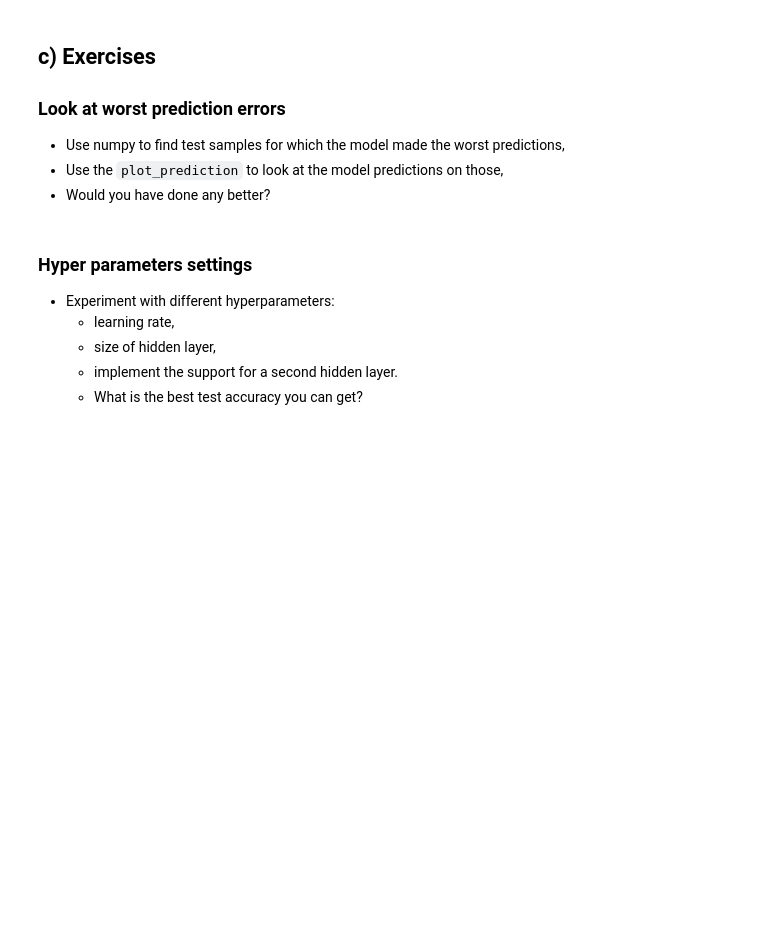
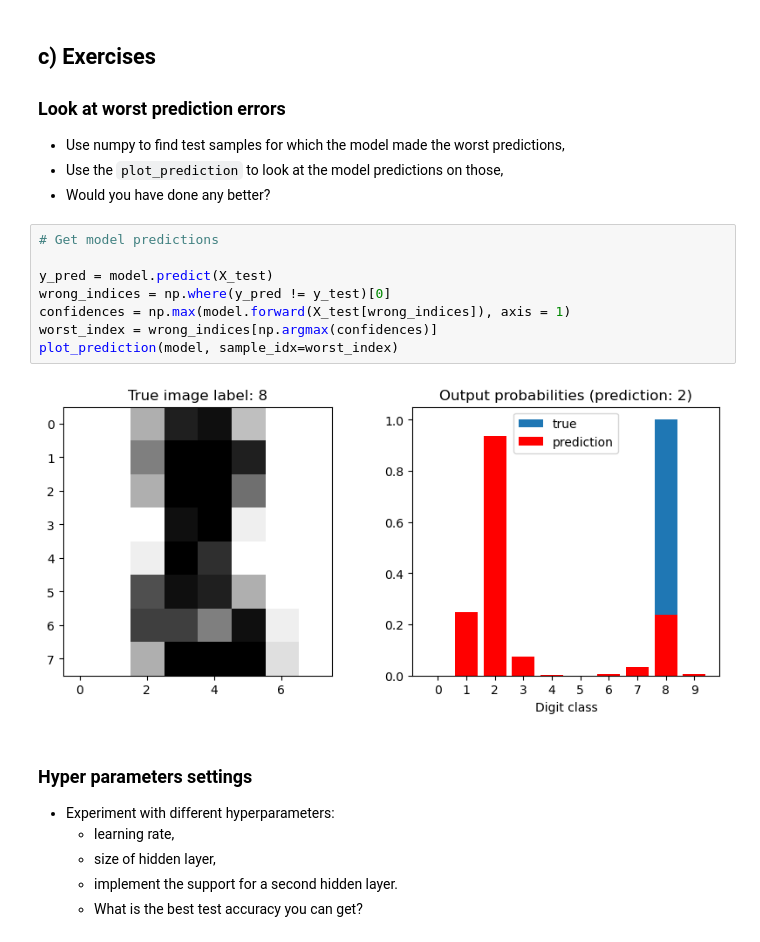
Before and after one commit to s-gunde/deep_learning, a Jupyter notebook: 01_materials/labs/lab_2.ipynb, the cells around one changed output. Cells and saved outputs as stored; diff of their text form; blank space fills up the shorter version.

```diff
--- a/01_materials/labs/lab_2.ipynb
+++ b/01_materials/labs/lab_2.ipynb
@@ -500,6 +500,16 @@ plot_prediction(model, sample_idx=4)
 - Use numpy to find test samples for which the model made the worst predictions,
 - Use the `plot_prediction` to look at the model predictions on those,
 - Would you have done any better?
+# %%
+# Get model predictions
+
+y_pred = model.predict(X_test)
+wrong_indices = np.where(y_pred != y_test)[0]
+confidences = np.max(model.forward(X_test[wrong_indices]), axis = 1)
+worst_index = wrong_indices[np.argmax(confidences)]
+plot_prediction(model, sample_idx=worst_index)
+# %% [output]
+[figure, added]
 # %% [markdown]
 ### Hyper parameters settings
 
```
Also changed, not shown: parts of 11 cells of this notebook.
